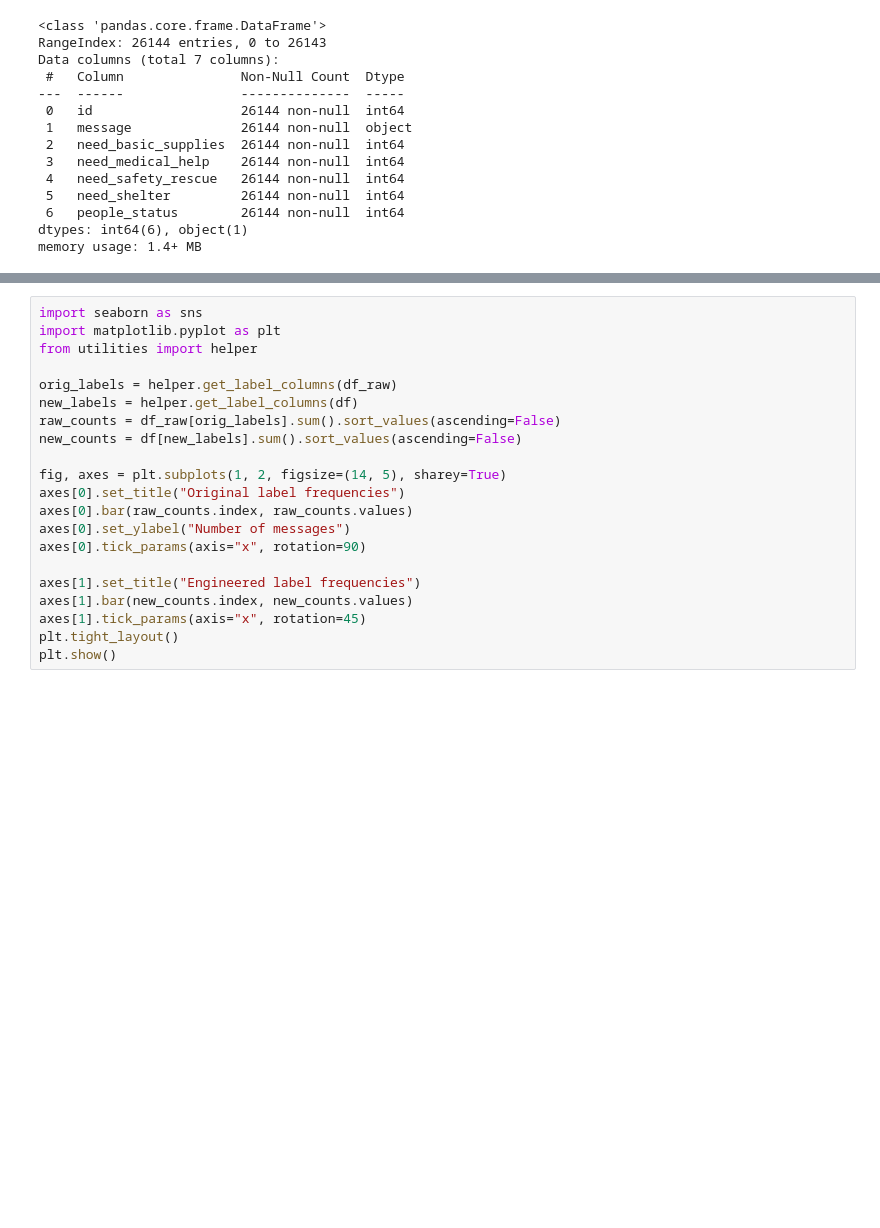
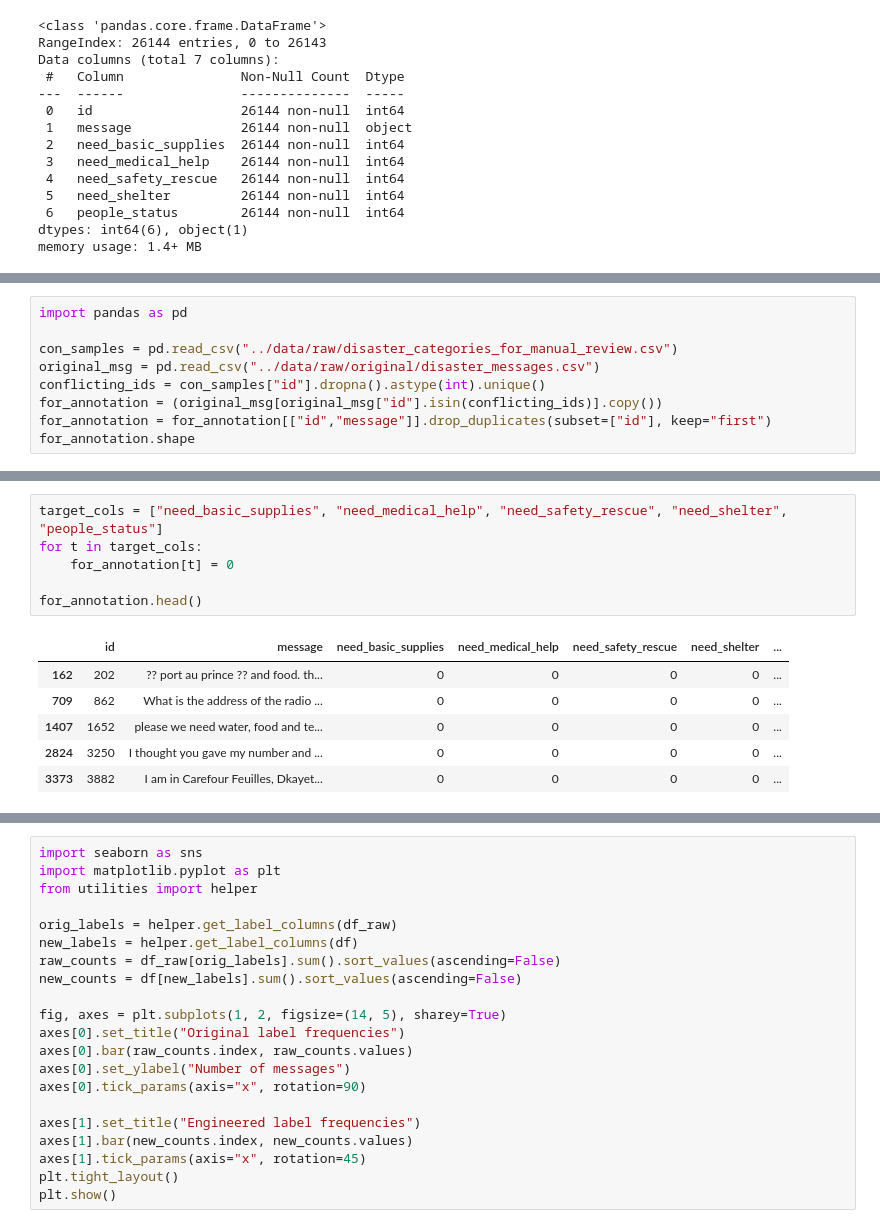
Before and after one commit to KaterinaSSlavova/Crisis-Help-Classification, a Jupyter notebook: Notebooks/02_data_provisioning.ipynb, the cells around one changed output, grey strips where cells are left out. Saved outputs shown, nothing was run; the diff lists cells and outputs as text; blank space fills up the shorter version.

```diff
--- a/Notebooks/02_data_provisioning.ipynb
+++ b/Notebooks/02_data_provisioning.ipynb
@@ -150,0 +156,9 @@ memory usage: 1.4+ MB
+# %%
+import pandas as pd
+
+con_samples = pd.read_csv("../data/raw/disaster_categories_for_manual_review.csv")
+original_msg = pd.read_csv("../data/raw/original/disaster_messages.csv")
+conflicting_ids = con_samples["id"].dropna().astype(int).unique()
+for_annotation = (original_msg[original_msg["id"].isin(conflicting_ids)].copy())
+for_annotation = for_annotation[["id","message"]].drop_duplicates(subset=["id"], keep="first")
+for_annotation.shape
@@ -150,0 +170,13 @@ memory usage: 1.4+ MB
+# %%
+target_cols = ["need_basic_supplies", "need_medical_help", "need_safety_rescue", "need_shelter", "people_status"]
+for t in target_cols:
+    for_annotation[t] = 0
+
+for_annotation.head()
+# %% [output]
+|  | id | message | need_basic_supplies | need_medical_help | need_safety_rescue | need_shelter | ... |
+| 162 | 202 | ?? port au prince ?? and food. th... | 0 | 0 | 0 | 0 | ... |
+| 709 | 862 | What is the address of the radio ... | 0 | 0 | 0 | 0 | ... |
+| 1407 | 1652 | please we need water, food and te... | 0 | 0 | 0 | 0 | ... |
+| 2824 | 3250 | I thought you gave my number and ... | 0 | 0 | 0 | 0 | ... |
+| 3373 | 3882 | I am in Carefour Feuilles, Dkayet... | 0 | 0 | 0 | 0 | ... |
```
Also changed, not shown: parts of 36 cells of this notebook, 13 other files.
